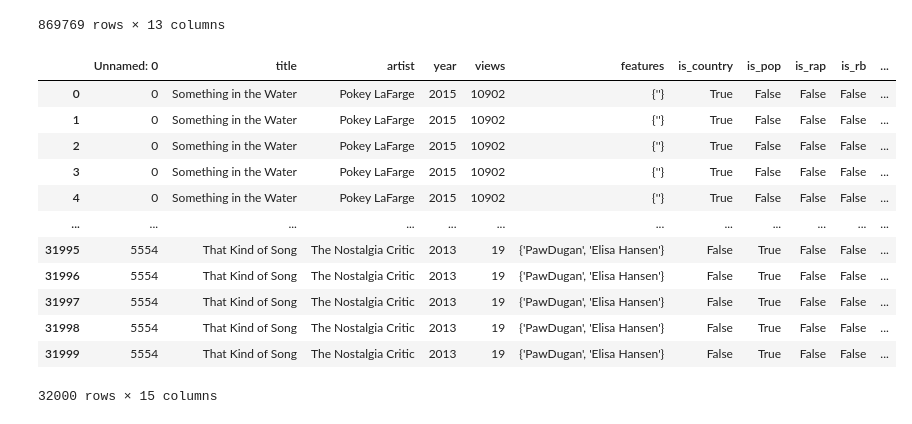
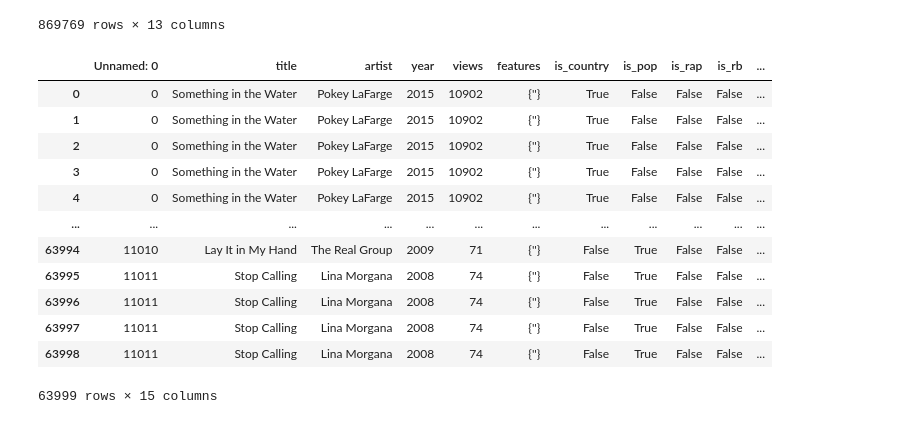
Before and after one commit to ChefBB/TA_project, a Jupyter notebook: labelling.ipynb, the cells around one changed output. Saved outputs shown, nothing was run; the diff lists cells and outputs as text; code cells hidden in the pictures.

```diff
--- a/labelling.ipynb
+++ b/labelling.ipynb
@@ -115,26 +106,28 @@ lemmatized_df
 # %%
 import pandas as pd
 
 path = '/Users/brunobarbieri/Library/CloudStorage/OneDrive-UniversityofPisa/TA_Project/data/'
 lemmatized_df = pd.read_csv(path + 'def_lemmatized_df.csv')
 labelled_df = pd.concat(
     [
         pd.read_csv(path + 'bruno_labelled.csv'),
         pd.read_csv(path + 'gaia_labelled.csv'),
+        pd.read_csv(path + 'francesco_labelled.csv'),
+        pd.read_csv(path + 'lavinia_labelled.csv')
     ], ignore_index= True
 )
 labelled_df
 # %% [output]
 |  | Unnamed: 0 | title | artist | year | views | features | is_country | is_pop | is_rap | is_rb | ... |
 | 0 | 0 | Something in the Water | Pokey LaFarge | 2015 | 10902 | {''} | True | False | False | False | ... |
 | 1 | 0 | Something in the Water | Pokey LaFarge | 2015 | 10902 | {''} | True | False | False | False | ... |
 | 2 | 0 | Something in the Water | Pokey LaFarge | 2015 | 10902 | {''} | True | False | False | False | ... |
 | 3 | 0 | Something in the Water | Pokey LaFarge | 2015 | 10902 | {''} | True | False | False | False | ... |
 | 4 | 0 | Something in the Water | Pokey LaFarge | 2015 | 10902 | {''} | True | False | False | False | ... |
 | ... | ... | ... | ... | ... | ... | ... | ... | ... | ... | ... | ... |
-| 31995 | 5554 | That Kind of Song | The Nostalgia Critic | 2013 | 19 | {'PawDugan', 'Elisa Hansen'} | False | True | False | False | ... |
-| 31996 | 5554 | That Kind of Song | The Nostalgia Critic | 2013 | 19 | {'PawDugan', 'Elisa Hansen'} | False | True | False | False | ... |
-| 31997 | 5554 | That Kind of Song | The Nostalgia Critic | 2013 | 19 | {'PawDugan', 'Elisa Hansen'} | False | True | False | False | ... |
-| 31998 | 5554 | That Kind of Song | The Nostalgia Critic | 2013 | 19 | {'PawDugan', 'Elisa Hansen'} | False | True | False | False | ... |
-| 31999 | 5554 | That Kind of Song | The Nostalgia Critic | 2013 | 19 | {'PawDugan', 'Elisa Hansen'} | False | True | False | False | ... |
+| 63994 | 11010 | Lay It in My Hand | The Real Group | 2009 | 71 | {''} | False | True | False | False | ... |
+| 63995 | 11011 | Stop Calling | Lina Morgana | 2008 | 74 | {''} | False | True | False | False | ... |
+| 63996 | 11011 | Stop Calling | Lina Morgana | 2008 | 74 | {''} | False | True | False | False | ... |
+| 63997 | 11011 | Stop Calling | Lina Morgana | 2008 | 74 | {''} | False | True | False | False | ... |
+| 63998 | 11011 | Stop Calling | Lina Morgana | 2008 | 74 | {''} | False | True | False | False | ... |
-32000 rows × 15 columns
+63999 rows × 15 columns
```
Also changed, not shown: parts of 7 cells of this notebook, 1 other file.
